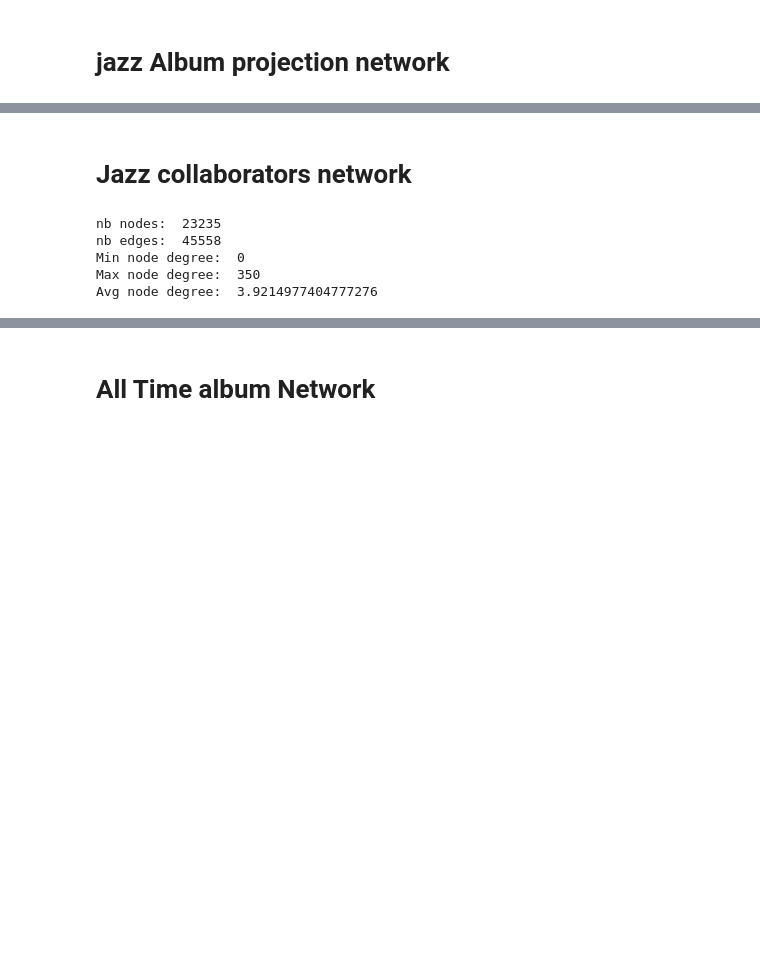
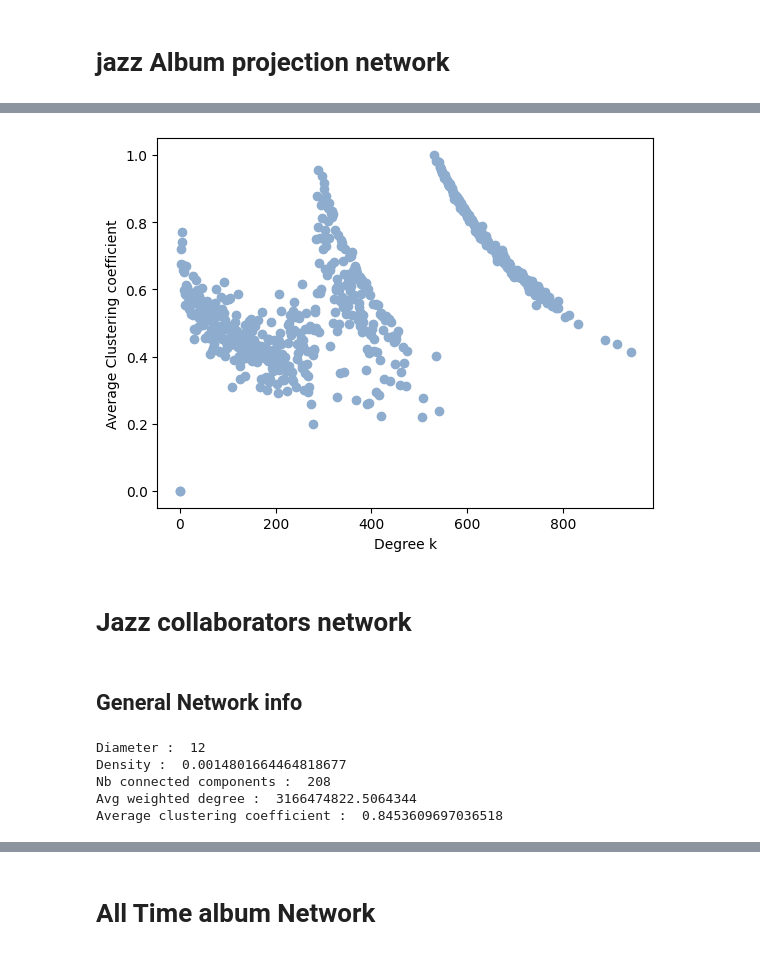
Before and after one commit to sizmar2018/master_thesis_women_in_jazz, a Jupyter notebook: code/network-analysis.ipynb, the cells around one changed output, grey strips where cells are left out. Cells and saved outputs as stored; diff of their text form; code cells hidden in the pictures; blank space fills up the shorter version.

```diff
--- a/code/network-analysis.ipynb
+++ b/code/network-analysis.ipynb
@@ -27,2 +115,6 @@ Avg node degree:  155.99198481333053
+# %%
+net.plot_clustering_coeff_by_degree(jazz_album_projection_network)
+# %% [output]
+[figure, added]
 # %%
 net.save_graph(jazz_album_projection_network,"../networks/gephi/jazz_album_projection_network.gexf")
@@ -31,11 +121,2 @@ zero_degree_node = [node for node in jazz_album_projection_network.nodes if jazz
 # %% [markdown]
 # Jazz collaborators network
-# %%
-collaborators_projection_network = net.build_collaborators_projection_network(albums,'artists','year')
-net.get_network_info(collaborators_projection_network)
-# %% [output]
-nb nodes:  23235
-nb edges:  45558
-Min node degree:  0
-Max node degree:  350
-Avg node degree:  3.9214977404777276
@@ -43,0 +127,2 @@ net.save_graph(collaborators_projection_network,"../networks/gephi/jazz_collabor
+# %% [markdown]
+## General Network  info
@@ -44,3 +132,17 @@ net.save_graph(collaborators_projection_network,"../networks/gephi/jazz_collabor
+# %%
+net.get_network_info(collaborators_projection_network)
+net.get_diameter(largest_cc)
+net.get_density(collaborators_projection_network)
+net.get_nb_of_connected_comp(collaborators_projection_network)
+net.get_avg_weighted_degree(collaborators_projection_network)
+net.get_avg_clustering_coefficent(collaborators_projection_network)
+net.get_avg_path_length(largest_cc)
+# %% [output]
+Diameter :  12
+Density :  0.0014801664464818677
+Nb connected components :  208
+Avg weighted degree :  3166474822.5064344
+Average clustering coefficient :  0.8453609697036518
 # %%
 top50musicians = sorted(collaborators_projection_network.degree, key=lambda x: x[1], reverse=True)
 top50musicians
```
Also changed, not shown: parts of 42 cells of this notebook, 52 other files.
